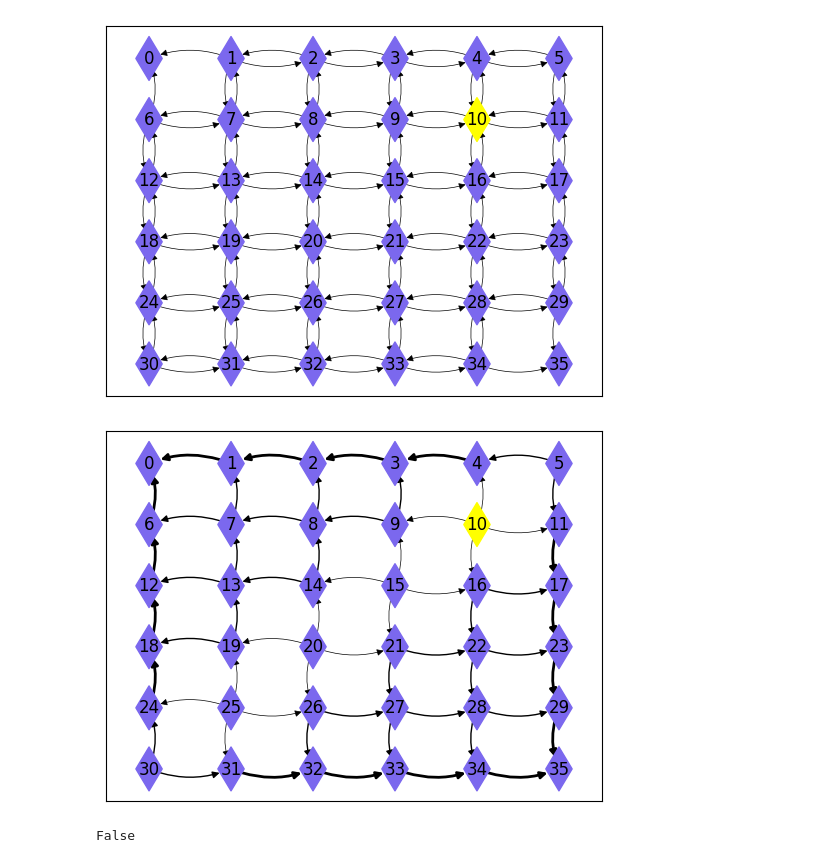
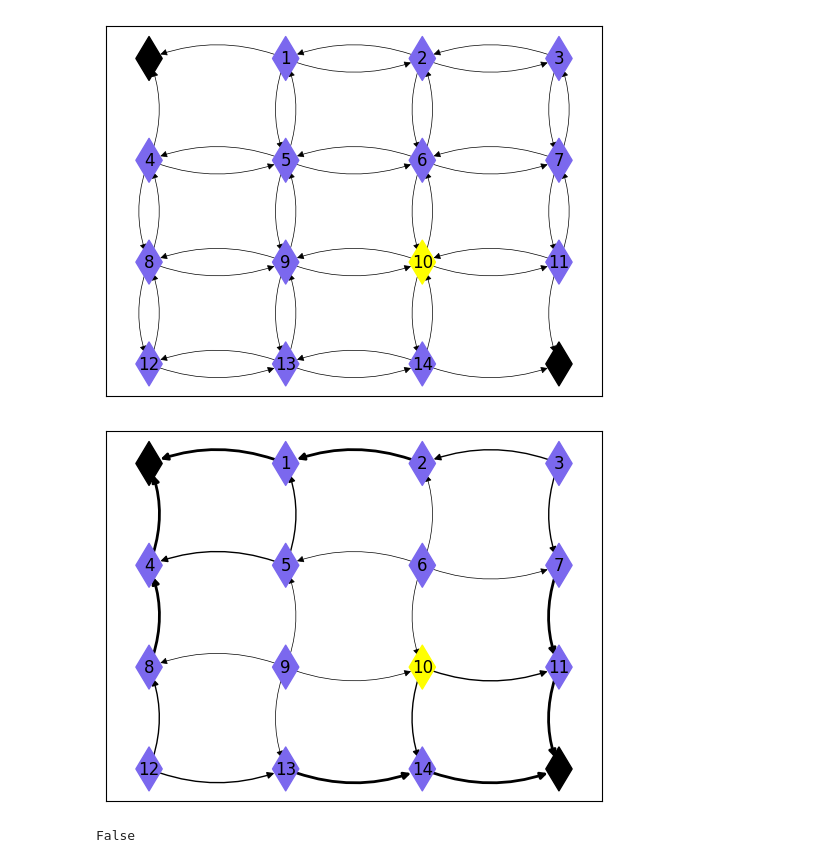
Before and after one commit to castagninojose/opti, a Jupyter notebook: src/reinforcement_lenin/notebooks/nb.ipynb, the cells around one changed output. Cells and saved outputs as stored; diff of their text form; code cells hidden in the pictures.

```diff
--- a/src/reinforcement_lenin/notebooks/nb.ipynb
+++ b/src/reinforcement_lenin/notebooks/nb.ipynb
@@ -7,15 +7,15 @@ from pyvis import network as pyvisnet
 from src.reinforcement_lenin.grid import Board
 from src.reinforcement_lenin.constants import DEFAULT_STATE_POLICY, ACTIONS
 # %%
-juego_1 = Board(6)
+juego_1 = Board()
 juego_1.draw_policy(highlight_state=10)
 # %% [output]
-[figure, old version]
+[figure, new version]
 # %%
 _, p = juego_1.iterate_policy()
 juego_1.draw_policy(highlight_state=10)
 # %% [output]
-[figure, old version]
+[figure, new version]
 # %%
 juego_1.interactive_board('ejemplo-6x6.html')
 # %%
```
Also changed, not shown: 1 other file.
